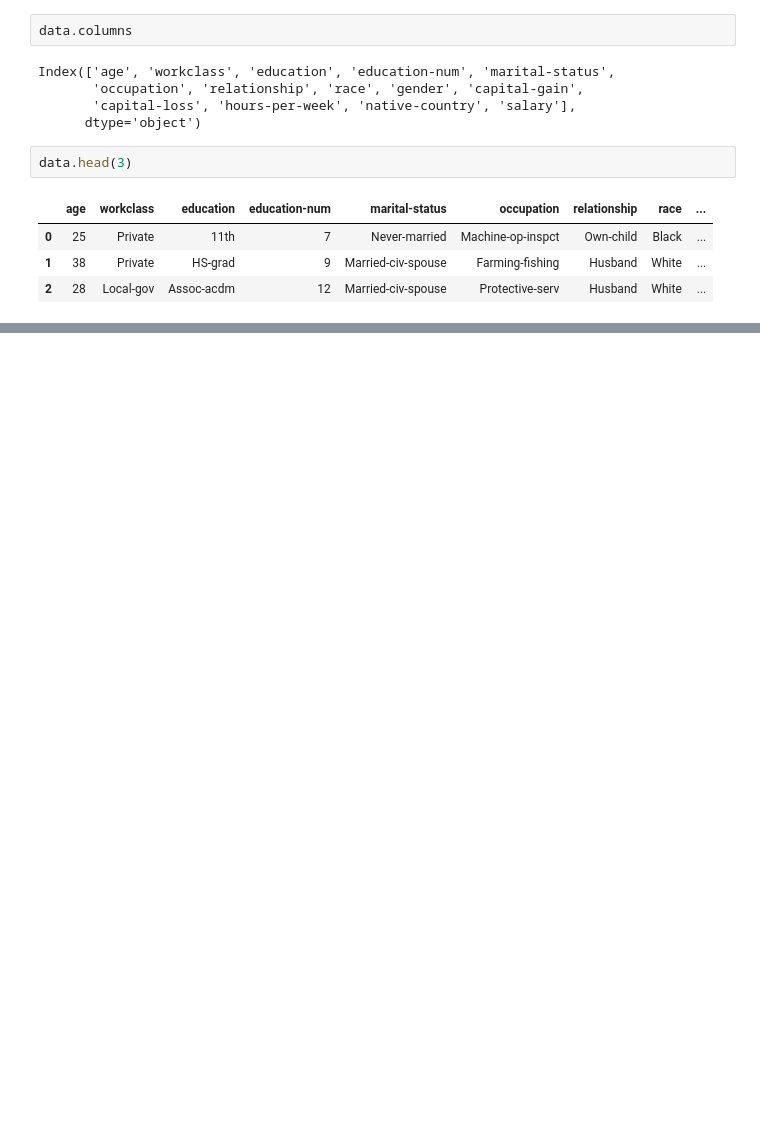
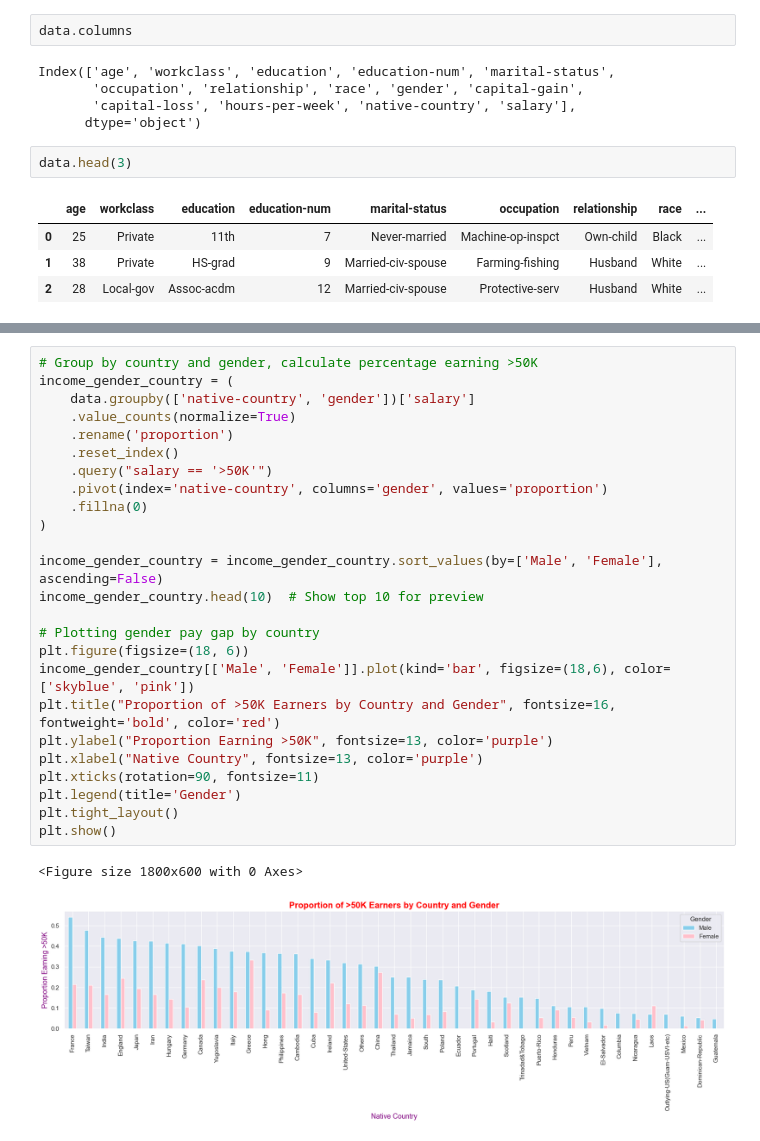
Before and after one commit to rajesh-coventry/Projects, a Jupyter notebook: 02_Data_Visuallization/04_Adults_Income_Analysis/Analysis-8_Aggregation_Analysis_and_Trends.ipynb, the cells around one changed output, grey strips where cells are left out. Cells and saved outputs as stored; diff of their text form; blank space fills up the shorter version.

Commit message:
some changes on income analysis project

```diff
--- a/02_Data_Visuallization/04_Adults_Income_Analysis/Analysis-8_Aggregation_Analysis_and_Trends.ipynb
+++ b/02_Data_Visuallization/04_Adults_Income_Analysis/Analysis-8_Aggregation_Analysis_and_Trends.ipynb
@@ -177,0 +188,28 @@ asx
+# %%
+# Group by country and gender, calculate percentage earning >50K
+income_gender_country = (
+    data.groupby(['native-country', 'gender'])['salary']
+    .value_counts(normalize=True)
+    .rename('proportion')
+    .reset_index()
+    .query("salary == '>50K'")
+    .pivot(index='native-country', columns='gender', values='proportion')
+    .fillna(0)
+)
+
+income_gender_country = income_gender_country.sort_values(by=['Male', 'Female'], ascending=False)
+income_gender_country.head(10)  # Show top 10 for preview
+
+# Plotting gender pay gap by country
+plt.figure(figsize=(18, 6))
+income_gender_country[['Male', 'Female']].plot(kind='bar', figsize=(18,6), color=['skyblue', 'pink'])
+plt.title("Proportion of >50K Earners by Country and Gender", fontsize=16, fontweight='bold', color='red')
+plt.ylabel("Proportion Earning >50K", fontsize=13, color='purple')
+plt.xlabel("Native Country", fontsize=13, color='purple')
+plt.xticks(rotation=90, fontsize=11)
+plt.legend(title='Gender')
+plt.tight_layout()
+plt.show()
+# %% [output]
+<Figure size 1800x600 with 0 Axes>
+[figure, added]
```
Also changed, not shown: parts of 28 cells of this notebook, 1 other file.
